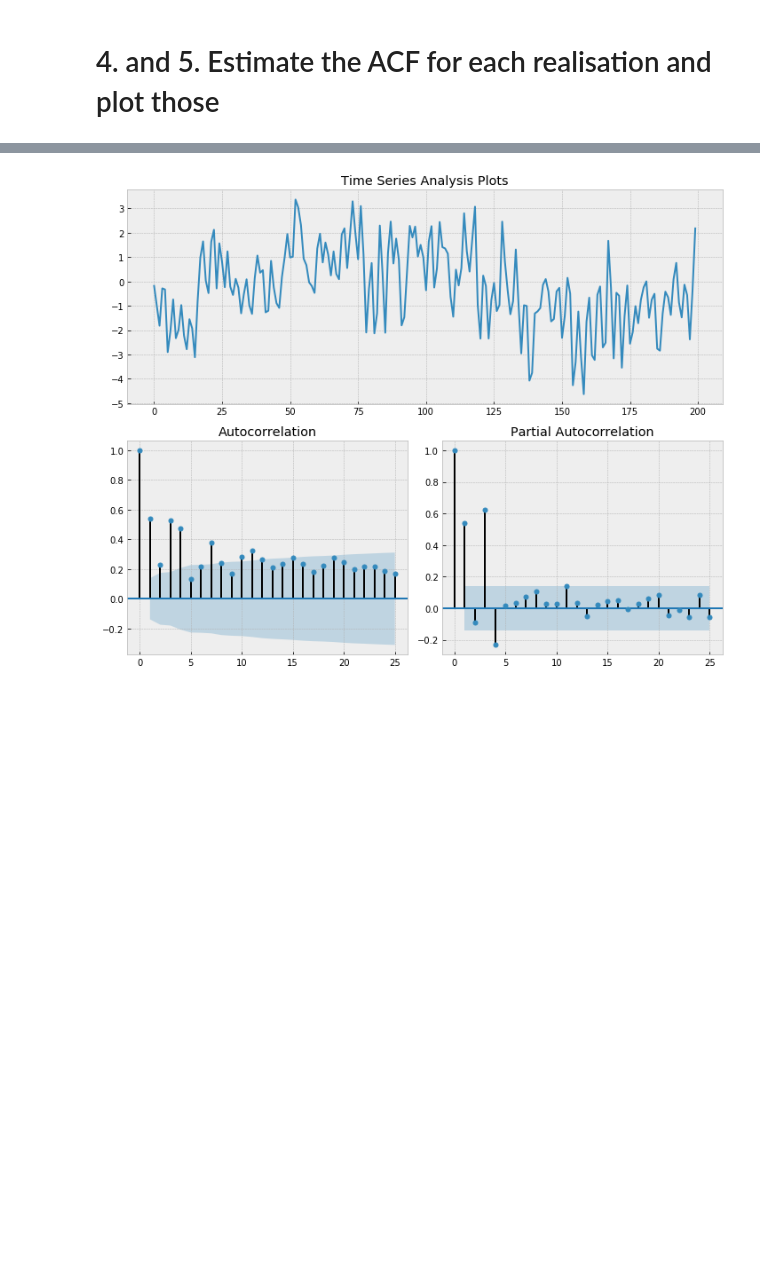
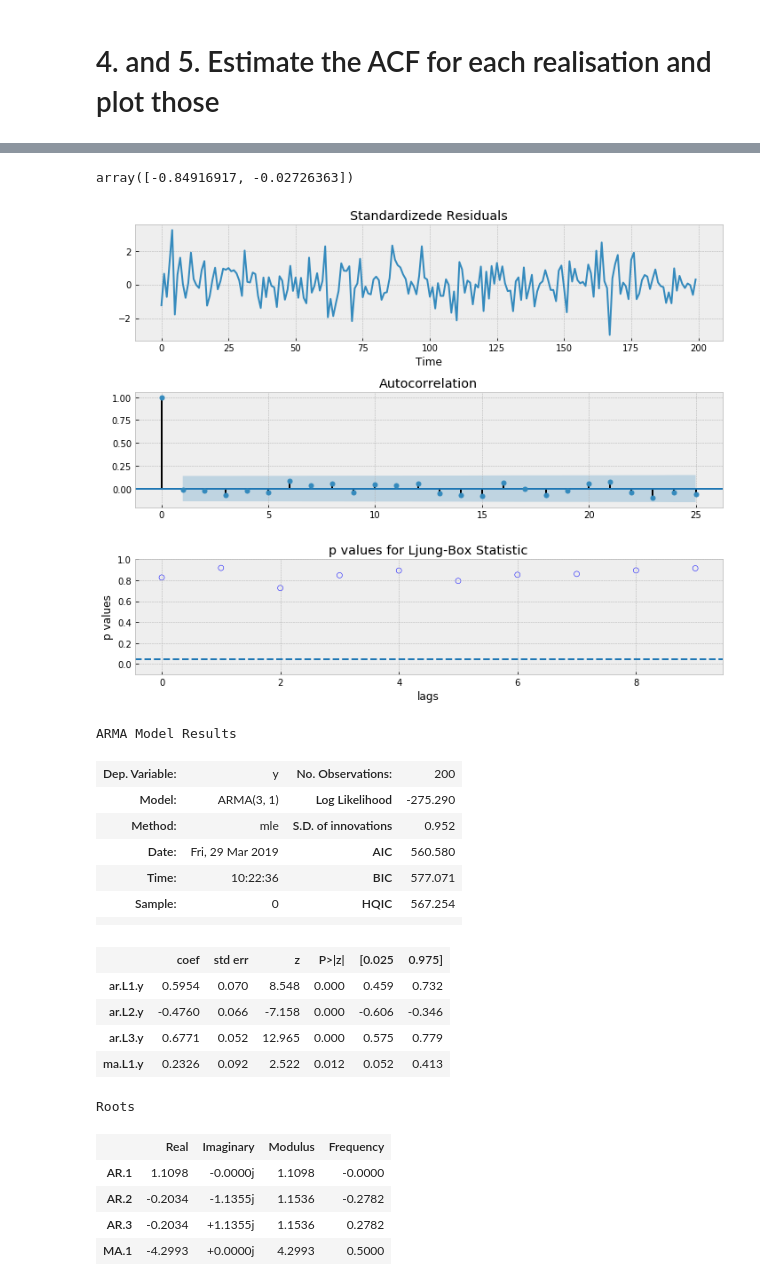
Before and after one commit to eyyupoglu/time-series-2, a Jupyter notebook: Question 2.1.ipynb, the cells around one changed output, grey strips where cells are left out. Saved outputs shown, nothing was run; the diff lists cells and outputs as text; code cells hidden in the pictures; blank space fills up the shorter version.

```diff
--- a/Question 2.1.ipynb
+++ b/Question 2.1.ipynb
@@ -84,9 +106,43 @@ Roots
+# %%
+model.arparams
+# %% [output]
+array([-0.84916917, -0.02726363])
 # %%
 nSample = 200
 ar = np.array([ 0.4, -0.3, 0.6]) # Auto Regresive parameters
 ma = np.array([ 0.4])    # Moving Average parameters
 dParam = 0                 # Integrated parameter
 sim1 = simArima(ar = ar, d = dParam, ma = ma, n = nSample)
-tsplot(sim1)
+# tsplot(sim1)
+
+
+model = ARIMA(sim1, order = (3,0,1)).fit(method='mle', trend='nc')
+# model = ARIMA(sim1, (1, 0, 1)).fit(method='mle', trend='nc')
+
+
+tsdiag(model.resid)
+plt.show()
+tsplot(model.resid)
+
+model.summary(alpha=0.05)
 # %% [output]
-[figure, old version]
+[figure, new version]
+ARMA Model Results
+| Dep. Variable: | y | No. Observations: | 200 |
+| Model: | ARMA(3, 1) | Log Likelihood | -275.290 |
+| Method: | mle | S.D. of innovations | 0.952 |
+| Date: | Fri, 29 Mar 2019 | AIC | 560.580 |
+| Time: | 10:22:36 | BIC | 577.071 |
+| Sample: | 0 | HQIC | 567.254 |
+|  |  |  |  |
+|  | coef | std err | z | P>|z| | [0.025 | 0.975] |
+| ar.L1.y | 0.5954 | 0.070 | 8.548 | 0.000 | 0.459 | 0.732 |
+| ar.L2.y | -0.4760 | 0.066 | -7.158 | 0.000 | -0.606 | -0.346 |
+| ar.L3.y | 0.6771 | 0.052 | 12.965 | 0.000 | 0.575 | 0.779 |
+| ma.L1.y | 0.2326 | 0.092 | 2.522 | 0.012 | 0.052 | 0.413 |
+Roots
+|  | Real | Imaginary | Modulus | Frequency |
+| AR.1 | 1.1098 | -0.0000j | 1.1098 | -0.0000 |
+| AR.2 | -0.2034 | -1.1355j | 1.1536 | -0.2782 |
+| AR.3 | -0.2034 | +1.1355j | 1.1536 | 0.2782 |
+| MA.1 | -4.2993 | +0.0000j | 4.2993 | 0.5000 |
```
Also changed, not shown: parts of 10 cells of this notebook, 17 other files.
